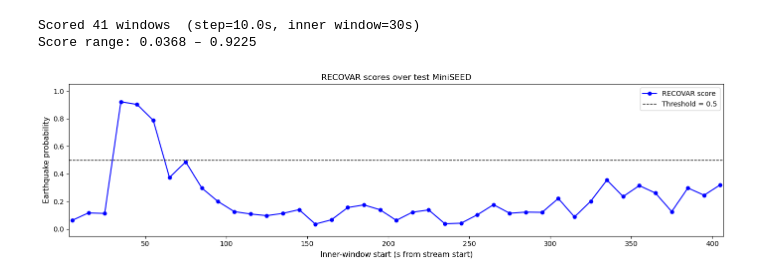
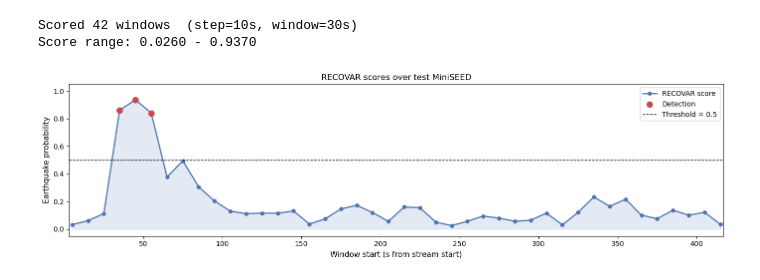
Before and after one commit to egead/recovar-seiscomp, a Jupyter notebook: demo.ipynb, the cells around one changed output. Saved outputs shown, nothing was run; the diff lists cells and outputs as text; code cells hidden in the pictures.

```diff
--- a/demo.ipynb
+++ b/demo.ipynb
@@ -114 +37,10 @@ plt.show()
+# %%
+def preprocess(data, fs):
+    """Demean, linear-detrend, and 1-20 Hz bandpass one channel (a 1-D array).
+    """
+    data = detrend(data - data.mean(), type="linear")
+    freqs = np.fft.fftfreq(len(data), d=1.0 / fs)
+    spectrum = np.fft.fft(data)
+    spectrum[(np.abs(freqs) < FREQMIN) | (np.abs(freqs) > FREQMAX)] = 0
+    return np.real(np.fft.ifft(spectrum)).astype(np.float32)
 # %% [markdown]
@@ -137,0 +64,13 @@ plt.show()
+# %%
+# Pull the three components (RECOVAR expects channel order Z, N, E).
+z = st.select(channel="*Z")[0]
+n = st.select(channel="*N")[0]
+e = st.select(channel="*E")[0]
+t0 = z.stats.starttime
+fs = z.stats.sampling_rate   # 100 Hz for this stream
+
+# Preprocess each channel (demean + detrend + 1-20 Hz), then trim 5 s off each end to drop filter edge effects.
+# The first scored sample is at t0 + 5 s.
+zp, nps, ep = [preprocess(tr.data.astype(np.float32), fs)[TRIM_SAMPLES:-TRIM_SAMPLES]
+               for tr in (z, n, e)]
+trim_start = t0 + TRIM_SAMPLES / fs
@@ -138,24 +86,43 @@ plt.show()
 # %%
-results     = list(score_file(MSEED_PATH, MODEL_PATH, step_s=STEP_S))
-inner_times = [float(r[1] - t0) for r in results]
-scores      = [r[2] for r in results]
+# Slide a 30 s (WINDOW_SIZE-sample) window with a STEP_S step.
+step    = int(STEP_S * fs)
+n_win   = (len(zp) - WINDOW_SIZE) // step + 1
+windows = np.empty((n_win, WINDOW_SIZE, 3), dtype=np.float32)
+times   = []
+for i in range(n_win):
+    s = i * step
+    windows[i, :, 0] = zp[s:s + WINDOW_SIZE]
+    windows[i, :, 1] = nps[s:s + WINDOW_SIZE]
+    windows[i, :, 2] = ep[s:s + WINDOW_SIZE]
+    times.append(float((trim_start + s / fs) - t0))   # window start, s from stream start
 
-print(f"Scored {len(results)} windows  (step={STEP_S}s, inner window={INNER_S:.0f}s)")
-print(f"Score range: {min(scores):.4f} – {max(scores):.4f}")
+# Score every 30 s window in the stream in one call to the RECOVAR classifier (one score in [0, 1] per window).
+scores = classifier(windows)
 
-fig, ax = plt.subplots(figsize=(14, 4))
-ax.plot(inner_times, scores, "b-o", linewidth=1.5, markersize=5, label="RECOVAR score")
-ax.axhline(THRESHOLD, color="k", linestyle="--", linewidth=1, label=f"Threshold = {THRESHOLD}")
-ax.set_xlim(inner_times[0] - 2, inner_times[-1] + 2)
-ax.set_ylim(-0.05, 1.05)
-ax.set_xlabel("Inner-window start (s from stream start)", fontsize=11)
-ax.set_ylabel("Earthquake probability", fontsize=11)
-ax.set_title("RECOVAR scores over test MiniSEED", fontsize=12)
-ax.legend(fontsize=10)
-plt.tight_layout()
-plt.show()
+print(f"Scored {n_win} windows  (step={STEP_S:.0f}s, window={WINDOW_SIZE / fs:.0f}s)")
+print(f"Score range: {scores.min():.4f} - {scores.max():.4f}")
 # %% [output]
-Scored 41 windows  (step=10.0s, inner window=30s)
-Score range: 0.0368 – 0.9225
+Scored 42 windows  (step=10s, window=30s)
+Score range: 0.0260 - 0.9370
-[figure, removed]
+# %%
+# Plot RECOVAR scores over the MSEED stream
+times  = np.asarray(times)
+scores = np.asarray(scores)
+above  = scores >= THRESHOLD
+
+fig, ax = plt.subplots(figsize=(14, 4))
+ax.fill_between(times, scores, 0, color="#4C72B0", alpha=0.15)
+ax.plot(times, scores, "-o", color="#4C72B0", linewidth=1.8, markersize=5, label="RECOVAR score")
+ax.scatter(times[above], scores[above], s=70, color="#C44E52", zorder=3, label="Detection")
+ax.axhline(THRESHOLD, color="k", linestyle="--", linewidth=1, label=f"Threshold = {THRESHOLD}")
+ax.set_xlim(times[0] - 2, times[-1] + 2)
+ax.set_ylim(-0.05, 1.05)
+ax.set_xlabel("Window start (s from stream start)", fontsize=11)
+ax.set_ylabel("Earthquake probability", fontsize=11)
+ax.set_title("RECOVAR scores over test MiniSEED", fontsize=12)
+ax.legend(fontsize=10)
+plt.tight_layout()
+plt.show()
+# %% [output]
+[figure, added]
 # %%
```
Also changed, not shown: parts of 24 cells of this notebook, 11 other files.
